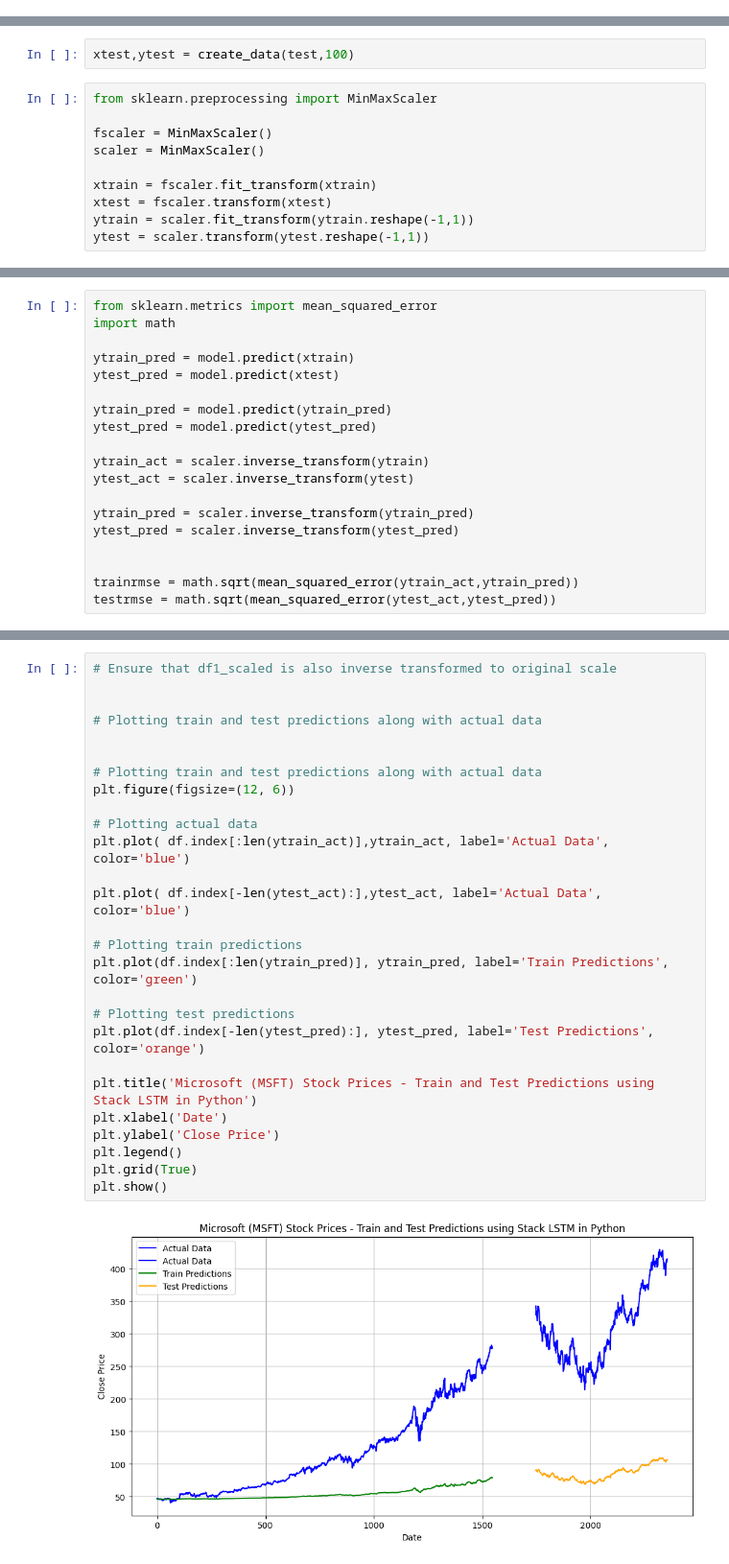
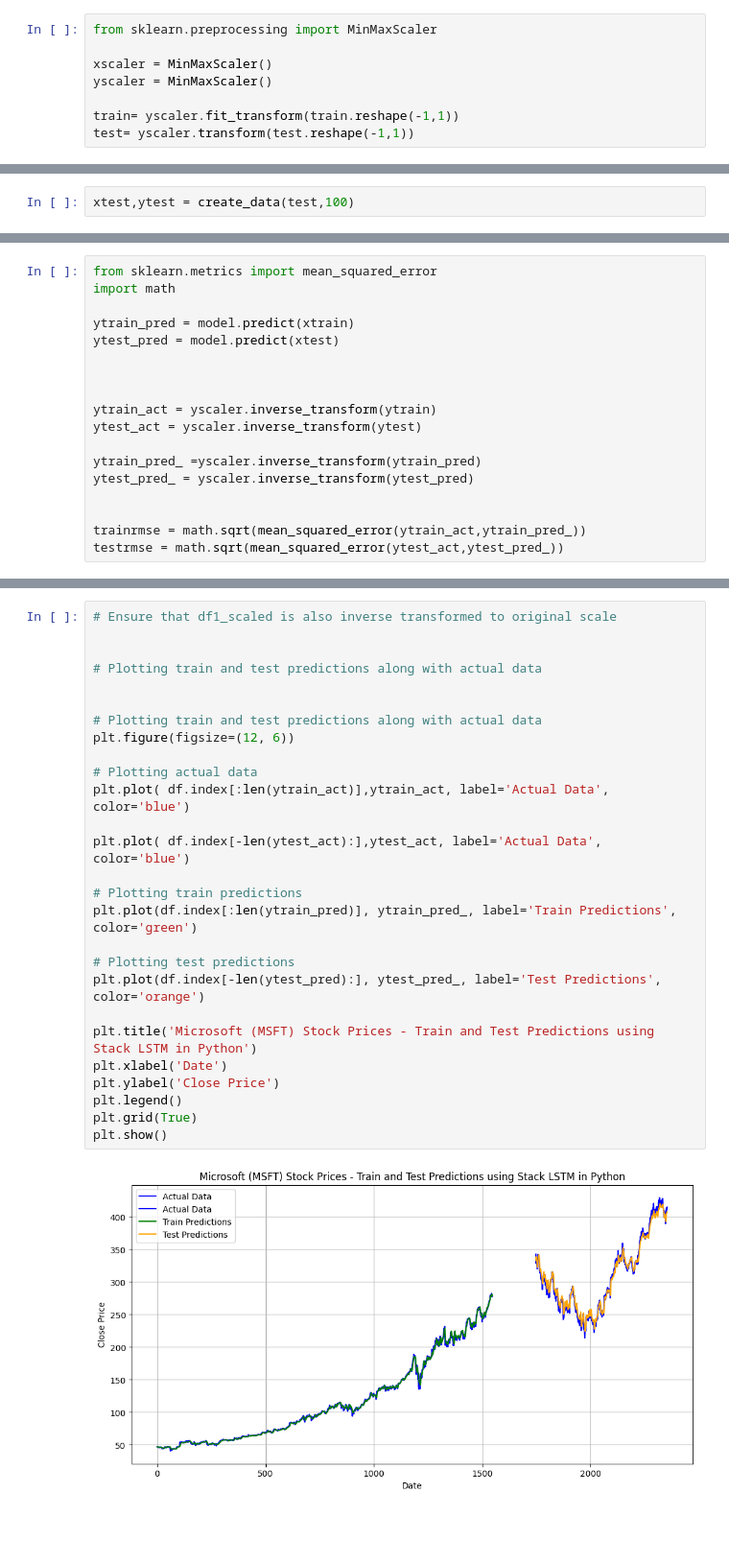
Before and after one commit to Darkwhiteshadow/Projects, a Jupyter notebook: Stock_price_prediction/stockprediction.ipynb, the cells around one changed output, grey strips where cells are left out. Shown: that part at 96% size. Cells and saved outputs as stored; diff of their text form; blank space fills up the shorter version.

```diff
--- a/Stock_price_prediction/stockprediction.ipynb
+++ b/Stock_price_prediction/stockprediction.ipynb
@@ -77,20 +75,18 @@ print(len(train),len(test))
 timestep = 100
 # %% [output]
 1648 707
+# %%
+from sklearn.preprocessing import MinMaxScaler
+
+xscaler = MinMaxScaler()
+yscaler = MinMaxScaler()
+
+train= yscaler.fit_transform(train.reshape(-1,1))
+test= yscaler.transform(test.reshape(-1,1))
 # %%
 xtrain ,ytrain = create_data(train,100)
 # %%
 xtest,ytest = create_data(test,100)
-# %%
-from sklearn.preprocessing import MinMaxScaler
-
-fscaler = MinMaxScaler()
-scaler = MinMaxScaler()
-
-xtrain = fscaler.fit_transform(xtrain)
-xtest = fscaler.transform(xtest)
-ytrain = scaler.fit_transform(ytrain.reshape(-1,1))
-ytest = scaler.transform(ytest.reshape(-1,1))
 # %%
 from tensorflow.keras.models import Sequential
 from tensorflow.keras.layers import LSTM,Dense
@@ -148,16 +138,15 @@ import math
 ytrain_pred = model.predict(xtrain)
 ytest_pred = model.predict(xtest)
 
-ytrain_pred = model.predict(ytrain_pred)
-ytest_pred = model.predict(ytest_pred)
-
-ytrain_act = scaler.inverse_transform(ytrain)
-ytest_act = scaler.inverse_transform(ytest)
-
-ytrain_pred = scaler.inverse_transform(ytrain_pred)
-ytest_pred = scaler.inverse_transform(ytest_pred)
 
 
-trainrmse = math.sqrt(mean_squared_error(ytrain_act,ytrain_pred))
-testrmse = math.sqrt(mean_squared_error(ytest_act,ytest_pred))
+ytrain_act = yscaler.inverse_transform(ytrain)
+ytest_act = yscaler.inverse_transform(ytest)
+
+ytrain_pred_ =yscaler.inverse_transform(ytrain_pred)
+ytest_pred_ = yscaler.inverse_transform(ytest_pred)
+
+
+trainrmse = math.sqrt(mean_squared_error(ytrain_act,ytrain_pred_))
+testrmse = math.sqrt(mean_squared_error(ytest_act,ytest_pred_))
 # %% [output]
@@ -191,29 +161,29 @@ plt.plot(df.index[-len(ytest_pred):],ytest_pred)
 # %%
 # Ensure that df1_scaled is also inverse transformed to original scale
 
 
 # Plotting train and test predictions along with actual data
 
 
 # Plotting train and test predictions along with actual data
 plt.figure(figsize=(12, 6))
 
 # Plotting actual data
 plt.plot( df.index[:len(ytrain_act)],ytrain_act, label='Actual Data', color='blue')
 
 plt.plot( df.index[-len(ytest_act):],ytest_act, label='Actual Data', color='blue')
 
 # Plotting train predictions
-plt.plot(df.index[:len(ytrain_pred)], ytrain_pred, label='Train Predictions', color='green')
+plt.plot(df.index[:len(ytrain_pred)], ytrain_pred_, label='Train Predictions', color='green')
 
 # Plotting test predictions
-plt.plot(df.index[-len(ytest_pred):], ytest_pred, label='Test Predictions', color='orange')
+plt.plot(df.index[-len(ytest_pred):], ytest_pred_, label='Test Predictions', color='orange')
 
 plt.title('Microsoft (MSFT) Stock Prices - Train and Test Predictions using Stack LSTM in Python')
 plt.xlabel('Date')
 plt.ylabel('Close Price')
 plt.legend()
 plt.grid(True)
 plt.show()
 # %% [output]
-[figure, old version]
+[figure, new version]
```
Also changed, not shown: parts of 8 cells of this notebook.
